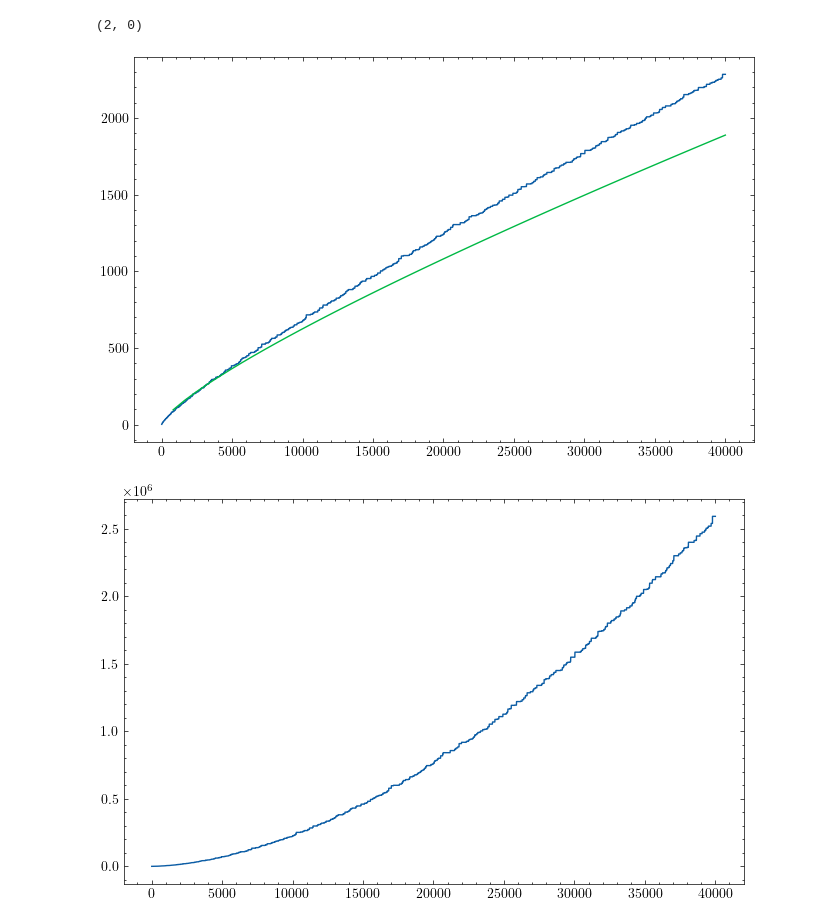
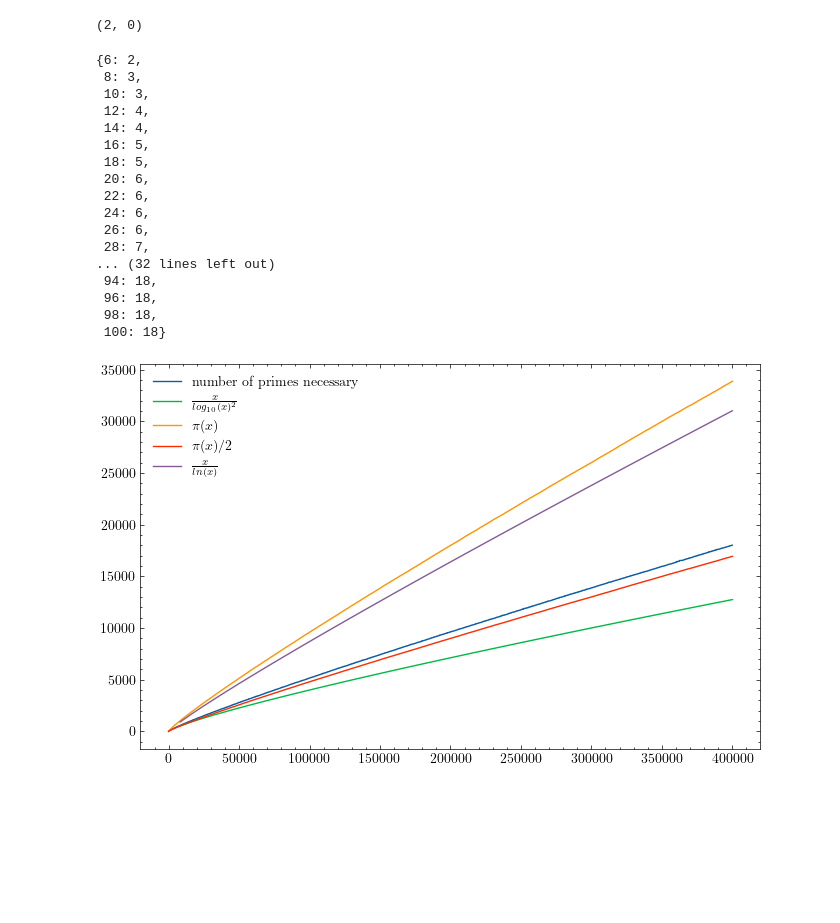
Before and after one commit to MatheusFranco99/ExperimentalMath, a Jupyter notebook: number_theory/golbach_conjecture.ipynb, the cells around one changed output. Saved outputs shown, nothing was run; the diff lists cells and outputs as text; code cells hidden in the pictures; blank space fills up the shorter version.

```diff
--- a/number_theory/golbach_conjecture.ipynb
+++ b/number_theory/golbach_conjecture.ipynb
@@ -138,39 +194,61 @@ get_number_of_primes_to_fulfill(10)
+# %%
+get_number_of_primes_to_fulfill_LIST(100)
+# %% [output]
+{6: 2,
+ 8: 3,
+ 10: 3,
+ 12: 4,
+ 14: 4,
+ 16: 5,
+ 18: 5,
+ 20: 6,
+ 22: 6,
+ 24: 6,
+ 26: 6,
+ 28: 7,
+... (32 lines left out)
+ 94: 18,
+ 96: 18,
+ 98: 18,
+ 100: 18}
 # %%
-x_max = 4*1e4
+x_max = 4 * 1e5
 
 x = list(range(10,int(x_max)+1,2))
+
+y_map = get_number_of_primes_to_fulfill_LIST(int(x_max))
 number_of_primes_necessary = []
-repetitions = []
+for xi in x:
+    number_of_primes_necessary.append(y_map[xi])
 
+number_of_primes_up_to_map = primes_up_to_limit_LIST(int(x_max))
+number_of_primes = []
 for xi in x:
-    res, rep = get_number_of_primes_to_fulfill(xi)
-    number_of_primes_necessary.append(res)
-    repetitions.append(rep)
+    number_of_primes.append(number_of_primes_up_to_map[xi])
 # %%
 import matplotlib.pyplot as plt
 import scienceplots
 import numpy as np
 import math
 
 with plt.style.context(["science"]):
 
     fig, ax = plt.subplots(figsize = (8,5))
 
+    plt.plot(x, number_of_primes_necessary, label = "number of primes necessary")
+
     x_test = np.linspace(1,x_max)
     y_test = [xi/(math.log10(xi)**2) for xi in x_test]
+    plt.plot(x_test, y_test, label = "$\\frac{x}{log_{10}(x)^2}$")
 
-    plt.plot(x, number_of_primes_necessary)
-    plt.plot(x_test, y_test)
+    plt.plot(x, number_of_primes, label ="$\\pi (x)$")
+    plt.plot(x, [v/2 for v in number_of_primes], label = "$\\pi (x)/2$")
 
+    x_test = np.linspace(1,x_max)
+    y_test = [xi/(math.log(xi)) for xi in x_test]
+    plt.plot(x_test, y_test, label = "$\\frac{x}{ln(x)}$")
+
+    plt.legend()
     plt.show()
-
-with plt.style.context(["science"]):
-
-    fig, ax = plt.subplots(figsize = (8,5))
-
-    plt.plot(x, repetitions)
-
-    plt.show()
 # %% [output]
-[figure, old version]
+[figure, new version]
-[figure, removed]
```
Also changed, not shown: parts of 6 cells of this notebook.
